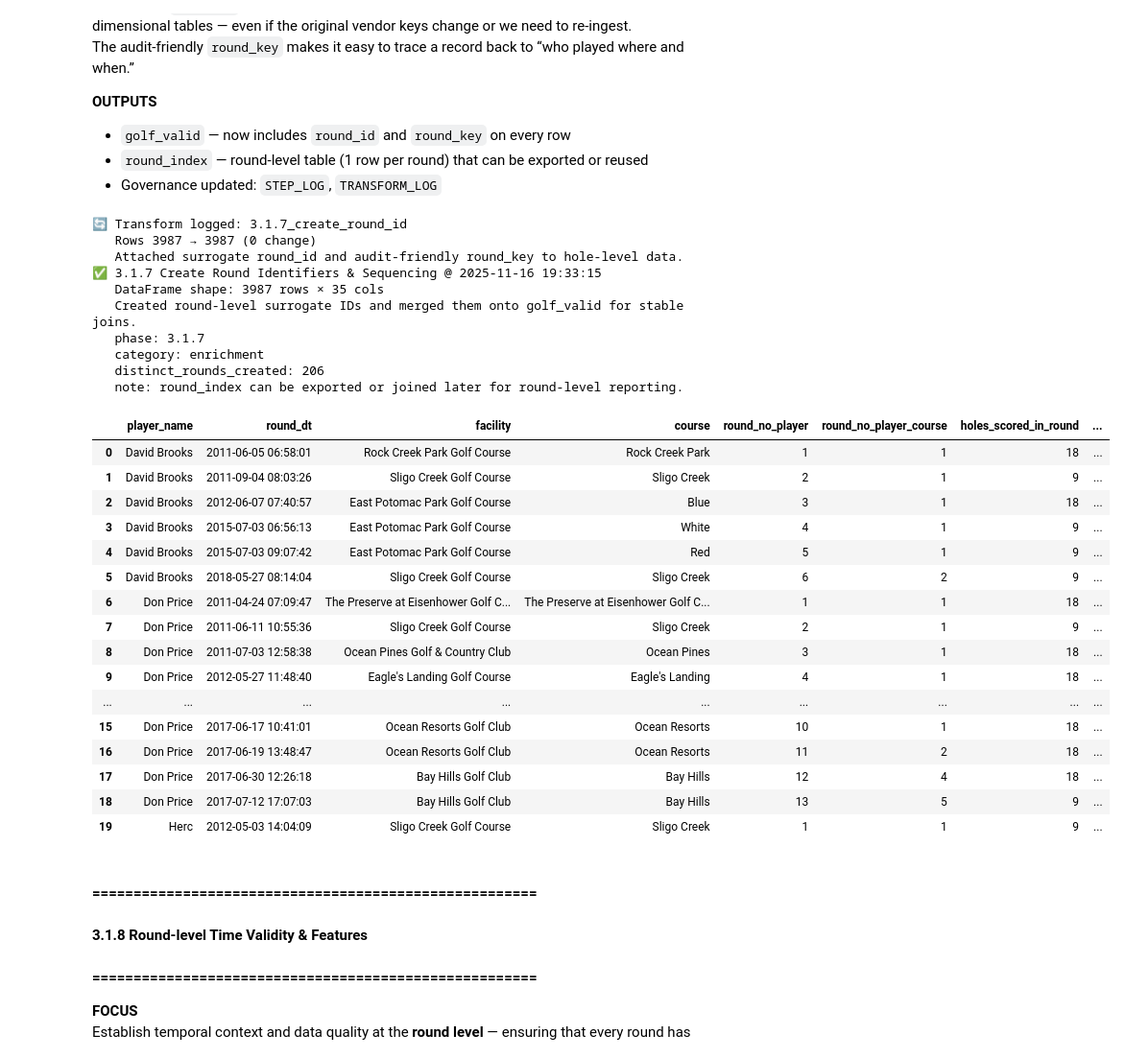
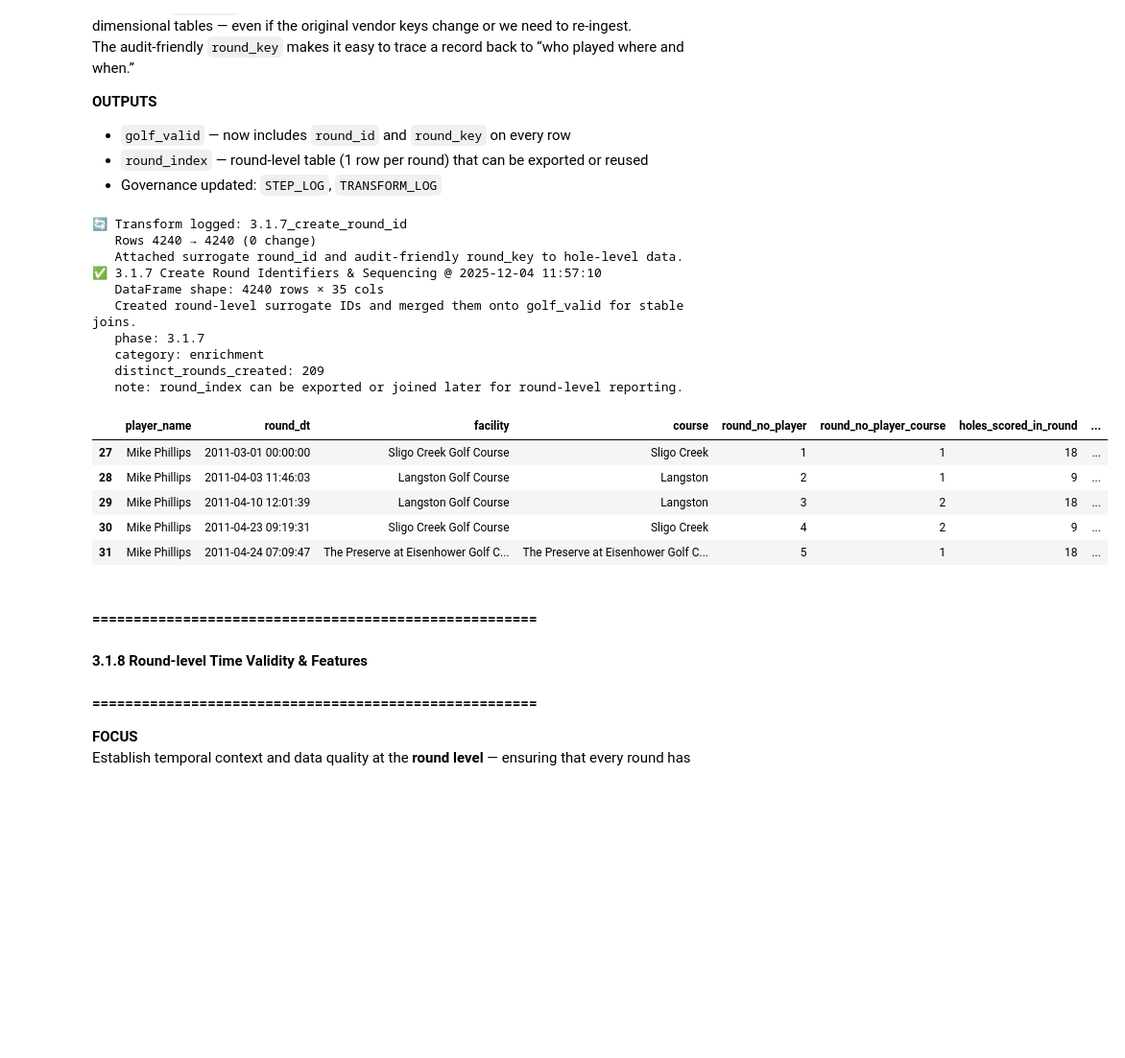
Before and after one commit to mclphlps/golf-performance-analytics-system, a Jupyter notebook: notebooks/golf-capstone.ipynb, the cells around one changed output. Shown at 96% size. Saved outputs shown, nothing was run; the diff lists cells and outputs as text; code cells hidden in the pictures; blank space fills up the shorter version.

```diff
--- a/notebooks/golf-capstone.ipynb
+++ b/notebooks/golf-capstone.ipynb
@@ -2897,54 +2844,43 @@ track_transform(
 )
 
 # ------------------------------------------------------
 # 7. Step log
 # ------------------------------------------------------
 log_step(
     step_name="3.1.7 Create Round Identifiers & Sequencing",
     description="Created round-level surrogate IDs and merged them onto golf_valid for stable joins.",
     inputs=["golf_valid (hole-level)"],
     outputs=["golf_valid (with round_id, round_key)", "round_index (round-level)"],
     df=golf_valid,
     extra_info={
         "phase": "3.1.7",
         "category": "enrichment",
         "distinct_rounds_created": len(round_index),
         "note": "round_index can be exported or joined later for round-level reporting.",
     },
 )
 
 # ------------------------------------------------------
 # 8. Reviewer peek
 # ------------------------------------------------------
-display(round_index.head(20))
+display(round_index.loc[round_index["player_name"] == "Mike Phillips"].head())
 # %% [output]
 🔄 Transform logged: 3.1.7_create_round_id
-   Rows 3987 → 3987 (0 change)
+   Rows 4240 → 4240 (0 change)
    Attached surrogate round_id and audit-friendly round_key to hole-level data.
-✅ 3.1.7 Create Round Identifiers & Sequencing @ 2025-11-16 19:33:15
-   DataFrame shape: 3987 rows × 35 cols
+✅ 3.1.7 Create Round Identifiers & Sequencing @ 2025-12-04 11:57:10
+   DataFrame shape: 4240 rows × 35 cols
    Created round-level surrogate IDs and merged them onto golf_valid for stable joins.
    phase: 3.1.7
    category: enrichment
-   distinct_rounds_created: 206
+   distinct_rounds_created: 209
    note: round_index can be exported or joined later for round-level reporting.
 |  | player_name | round_dt | facility | course | round_no_player | round_no_player_course | holes_scored_in_round | ... |
-| 0 | David Brooks | 2011-06-05 06:58:01 | Rock Creek Park Golf Course | Rock Creek Park | 1 | 1 | 18 | ... |
-| 1 | David Brooks | 2011-09-04 08:03:26 | Sligo Creek Golf Course | Sligo Creek | 2 | 1 | 9 | ... |
-| 2 | David Brooks | 2012-06-07 07:40:57 | East Potomac Park Golf Course | Blue | 3 | 1 | 18 | ... |
-| 3 | David Brooks | 2015-07-03 06:56:13 | East Potomac Park Golf Course | White | 4 | 1 | 9 | ... |
-| 4 | David Brooks | 2015-07-03 09:07:42 | East Potomac Park Golf Course | Red | 5 | 1 | 9 | ... |
-| 5 | David Brooks | 2018-05-27 08:14:04 | Sligo Creek Golf Course | Sligo Creek | 6 | 2 | 9 | ... |
-| 6 | Don Price | 2011-04-24 07:09:47 | The Preserve at Eisenhower Golf C... | The Preserve at Eisenhower Golf C... | 1 | 1 | 18 | ... |
-| 7 | Don Price | 2011-06-11 10:55:36 | Sligo Creek Golf Course | Sligo Creek | 2 | 1 | 9 | ... |
-| 8 | Don Price | 2011-07-03 12:58:38 | Ocean Pines Golf & Country Club | Ocean Pines | 3 | 1 | 18 | ... |
-| 9 | Don Price | 2012-05-27 11:48:40 | Eagle's Landing Golf Course | Eagle's Landing | 4 | 1 | 18 | ... |
-| ... | ... | ... | ... | ... | ... | ... | ... | ... |
-| 15 | Don Price | 2017-06-17 10:41:01 | Ocean Resorts Golf Club | Ocean Resorts | 10 | 1 | 18 | ... |
-| 16 | Don Price | 2017-06-19 13:48:47 | Ocean Resorts Golf Club | Ocean Resorts | 11 | 2 | 18 | ... |
-| 17 | Don Price | 2017-06-30 12:26:18 | Bay Hills Golf Club | Bay Hills | 12 | 4 | 18 | ... |
-| 18 | Don Price | 2017-07-12 17:07:03 | Bay Hills Golf Club | Bay Hills | 13 | 5 | 9 | ... |
-| 19 | Herc | 2012-05-03 14:04:09 | Sligo Creek Golf Course | Sligo Creek | 1 | 1 | 9 | ... |
+| 27 | Mike Phillips | 2011-03-01 00:00:00 | Sligo Creek Golf Course | Sligo Creek | 1 | 1 | 18 | ... |
+| 28 | Mike Phillips | 2011-04-03 11:46:03 | Langston Golf Course | Langston | 2 | 1 | 9 | ... |
+| 29 | Mike Phillips | 2011-04-10 12:01:39 | Langston Golf Course | Langston | 3 | 2 | 18 | ... |
+| 30 | Mike Phillips | 2011-04-23 09:19:31 | Sligo Creek Golf Course | Sligo Creek | 4 | 2 | 9 | ... |
+| 31 | Mike Phillips | 2011-04-24 07:09:47 | The Preserve at Eisenhower Golf C... | The Preserve at Eisenhower Golf C... | 5 | 1 | 18 | ... |
 # %% [markdown]
 #### ======================================================
 #### 3.1.8 Round-level Time Validity & Features
```
Also changed, not shown: parts of 45 cells of this notebook, 10 other files.
